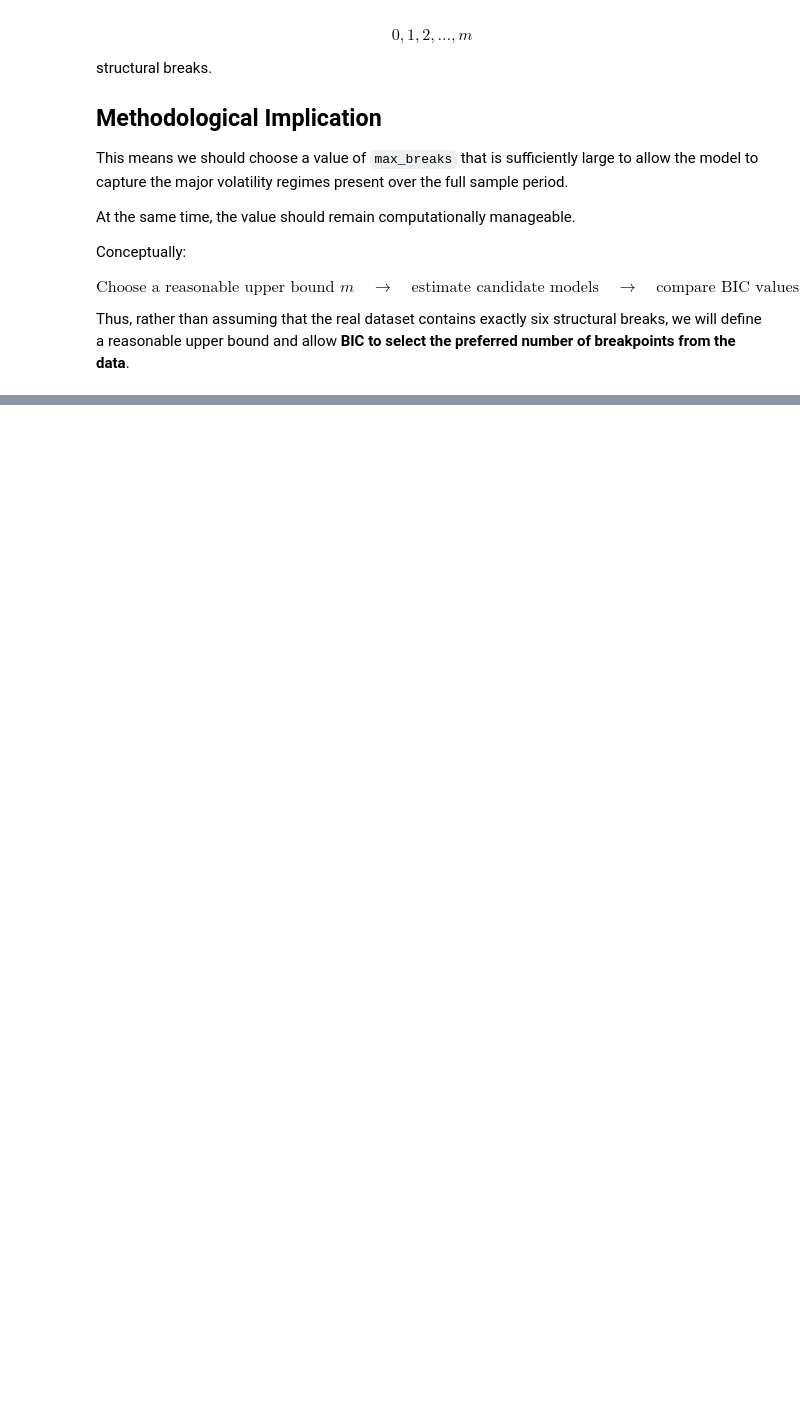
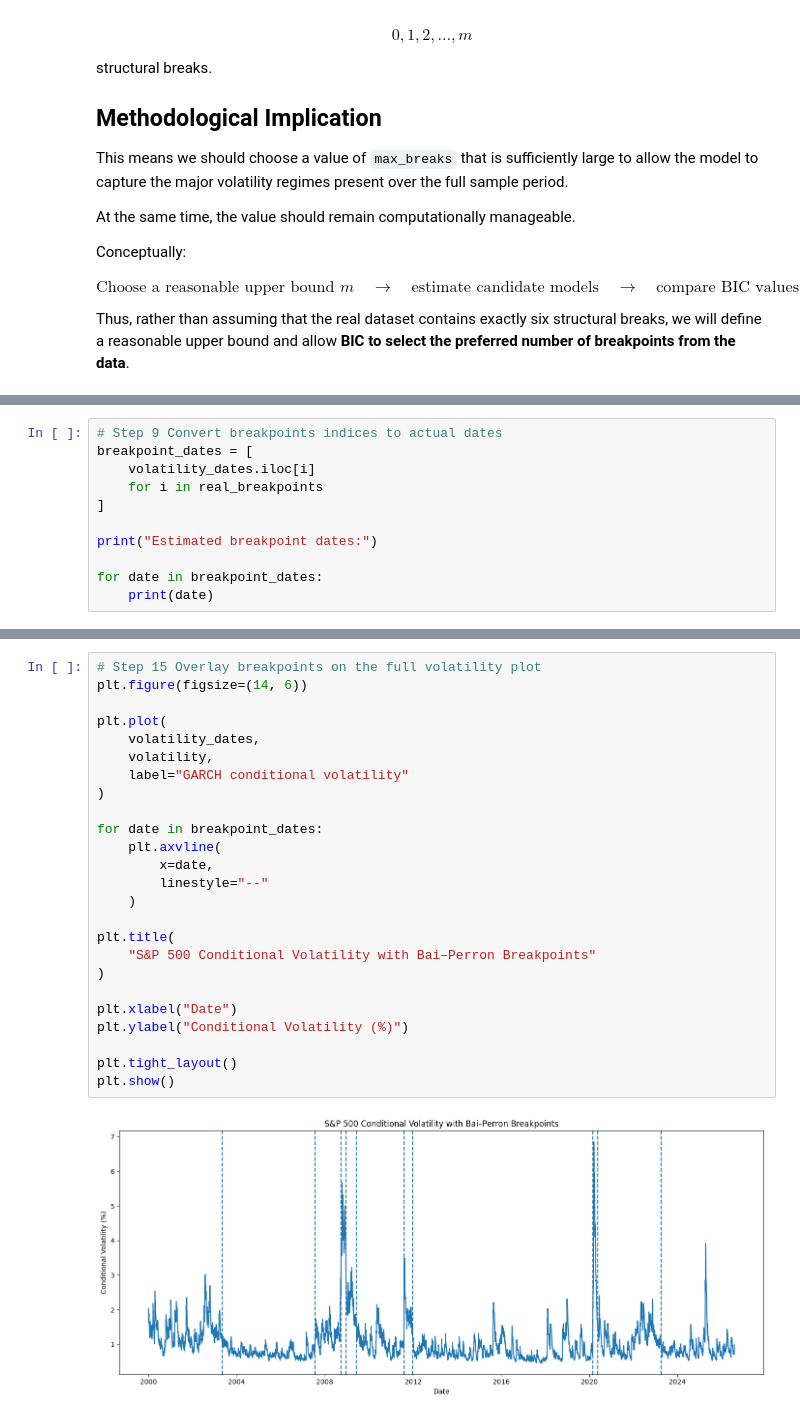
Before and after one commit to fleurclochette/Scientific-Project-SS26-Group-8, a Jupyter notebook: notebooks/03_garch_breakpoints.ipynb, the cells around one changed output, grey strips where cells are left out. Saved outputs shown, nothing was run; the diff lists cells and outputs as text; blank space fills up the shorter version.

```diff
--- a/notebooks/03_garch_breakpoints.ipynb
+++ b/notebooks/03_garch_breakpoints.ipynb
@@ -1195,0 +1301,11 @@ Thus, rather than assuming that the real dataset contains exactly six structural
+# %%
+# Step 9 Convert breakpoints indices to actual dates
+breakpoint_dates = [
+    volatility_dates.iloc[i]
+    for i in real_breakpoints
+]
+
+print("Estimated breakpoint dates:")
+
+for date in breakpoint_dates:
+    print(date)
@@ -1195,0 +1499,27 @@ Thus, rather than assuming that the real dataset contains exactly six structural
+# %%
+# Step 15 Overlay breakpoints on the full volatility plot
+plt.figure(figsize=(14, 6))
+
+plt.plot(
+    volatility_dates,
+    volatility,
+    label="GARCH conditional volatility"
+)
+
+for date in breakpoint_dates:
+    plt.axvline(
+        x=date,
+        linestyle="--"
+    )
+
+plt.title(
+    "S&P 500 Conditional Volatility with Bai–Perron Breakpoints"
+)
+
+plt.xlabel("Date")
+plt.ylabel("Conditional Volatility (%)")
+
+plt.tight_layout()
+plt.show()
+# %% [output]
+[figure, added]
```
Also changed, not shown: parts of 36 cells of this notebook.
